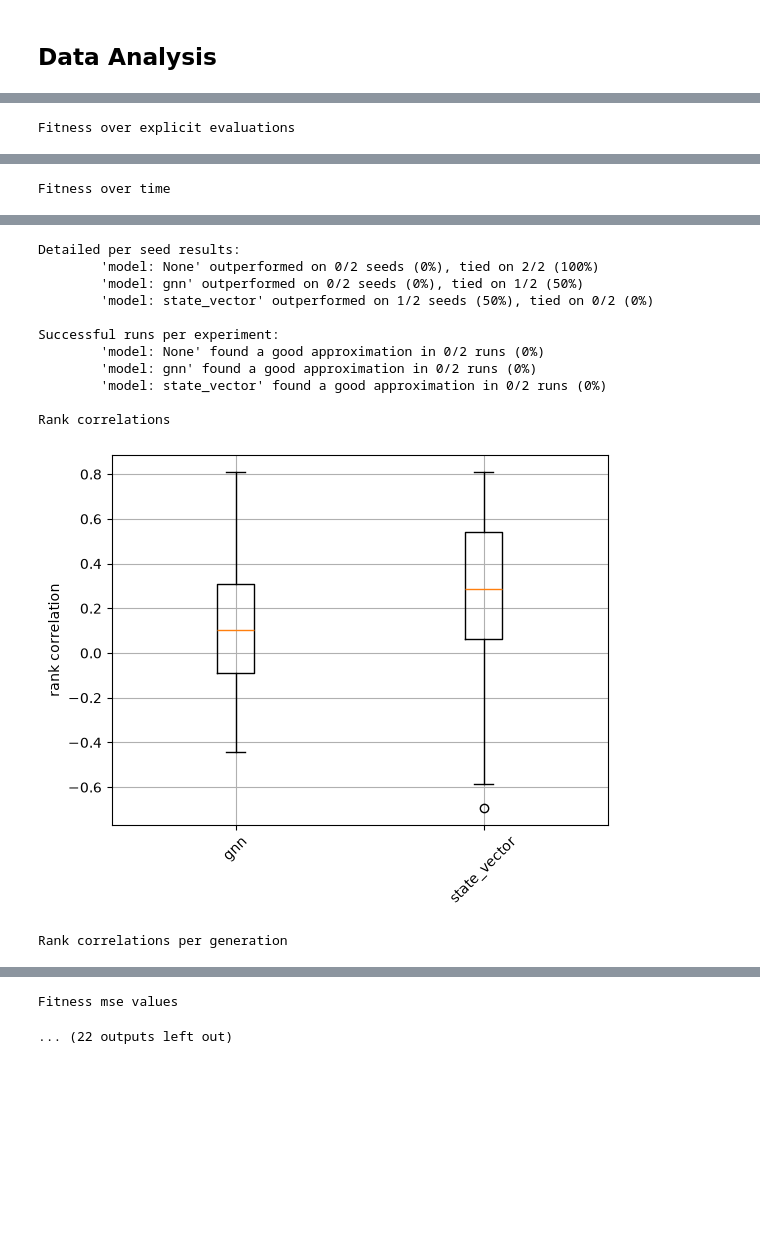
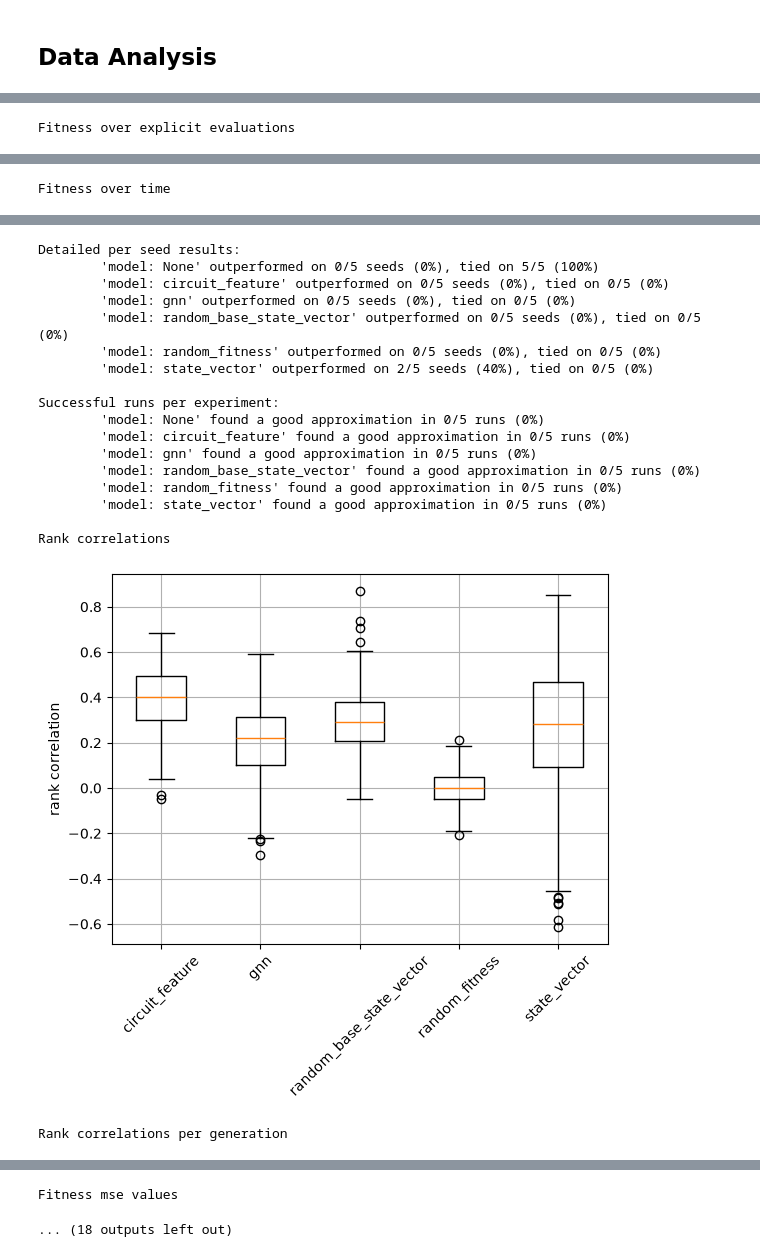
Before and after one commit to westoun/surrogate-assisted-qcs, a Jupyter notebook: evaluation/surrogate_assisted_qcs/analysis.ipynb, the cells around one changed output, grey strips where cells are left out. Cells and saved outputs as stored; diff of their text form; code cells hidden in the pictures; blank space fills up the shorter version.

```diff
--- a/evaluation/surrogate_assisted_qcs/analysis.ipynb
+++ b/evaluation/surrogate_assisted_qcs/analysis.ipynb
@@ -113,10 +113,6 @@ def load_experiments(results_dir: str = "results", min_evaluations: int = None,
 
         config_path = f"{results_dir}/{file_name}"
         config = load_json(config_path)
-
-        # TODO: Remove
-        if config["params"]["ea"]["qubit_num"] == 7:
-            continue
 
         logging_prefix: str = config["params"]["logging_prefix"]
 
@@ -1374,12 +1304,12 @@ for qubit_num in qubit_nums:
             # plot_duration(rel_experiments, labels=labels, target_path=f"results/{qubit_num}q{gate_count}g{evaluate_every}e_duration.png")
 
             # plot_duration_stacked(rel_experiments, labels=labels, , relative=True)
-            print("Duration per generation of all generations")
-            plot_duration_stacked(rel_experiments, labels=labels, relative=False, target_path=f"results/{qubit_num}q{gate_count}g{evaluate_every}e_duration_stacked_all_generations.png")
-            print("Duration per generation of evaluated generations")
-            plot_duration_stacked(rel_experiments, labels=labels, generations="evaluated", relative=False, target_path=f"results/{qubit_num}q{gate_count}g{evaluate_every}e_duration_stacked_evaluated_generations.png")
-            print("Duration per generation of not evaluated generations")
-            plot_duration_stacked(rel_experiments, labels=labels, generations="not_evaluated", relative=False, target_path=f"results/{qubit_num}q{gate_count}g{evaluate_every}e_duration_stacked_not_evaluated_generations.png")
+            # print("Duration per generation of all generations")
+            # plot_duration_stacked(rel_experiments, labels=labels, relative=False, target_path=f"results/{qubit_num}q{gate_count}g{evaluate_every}e_duration_stacked_all_generations.png")
+            # print("Duration per generation of evaluated generations")
+            # plot_duration_stacked(rel_experiments, labels=labels, generations="evaluated", relative=False, target_path=f"results/{qubit_num}q{gate_count}g{evaluate_every}e_duration_stacked_evaluated_generations.png")
+            # print("Duration per generation of not evaluated generations")
+            # plot_duration_stacked(rel_experiments, labels=labels, generations="not_evaluated", relative=False, target_path=f"results/{qubit_num}q{gate_count}g{evaluate_every}e_duration_stacked_not_evaluated_generations.png")
 
             # print_time_distribution(rel_experiments, labels=labels)
 
@@ -1387,12 +1317,12 @@ for qubit_num in qubit_nums:
             # plot_max_memory_per_generation(
             #     rel_experiments, labels=labels, target_path=f"results/{qubit_num}q{gate_count}g{evaluate_every}e_max_memory_per_generation.png", max_generations=500
             # )
-            print_memory_distribution(rel_experiments, labels=labels)
+            # print_memory_distribution(rel_experiments, labels=labels)
 
-            print("Max memory per generation of evaluated generations")
-            plot_memory(rel_experiments, labels, generations="evaluated", target_path=f"results/{qubit_num}q{gate_count}g{evaluate_every}e_memory_grouped_evaluated_generations.png")
-            print("Max memory per generation of not evaluated generations")
-            plot_memory(rel_experiments, labels, generations="not_evaluated", target_path=f"results/{qubit_num}q{gate_count}g{evaluate_every}e_memory_grouped_not_evaluated_generations.png")
+            # print("Max memory per generation of evaluated generations")
+            # plot_memory(rel_experiments, labels, generations="evaluated", target_path=f"results/{qubit_num}q{gate_count}g{evaluate_every}e_memory_grouped_evaluated_generations.png")
+            # print("Max memory per generation of not evaluated generations")
+            # plot_memory(rel_experiments, labels, generations="not_evaluated", target_path=f"results/{qubit_num}q{gate_count}g{evaluate_every}e_memory_grouped_not_evaluated_generations.png")
 
             for experiment, label in zip(rel_experiments, labels):
                 print(f"\nPer seed results of {label}")
@@ -1414,13 +1344,19 @@ Fitness over time
 Detailed per seed results:
-        'model: None' outperformed on 0/2 seeds (0%), tied on 2/2 (100%)
-        'model: gnn' outperformed on 0/2 seeds (0%), tied on 1/2 (50%)
-        'model: state_vector' outperformed on 1/2 seeds (50%), tied on 0/2 (0%)
+        'model: None' outperformed on 0/5 seeds (0%), tied on 5/5 (100%)
+        'model: circuit_feature' outperformed on 0/5 seeds (0%), tied on 0/5 (0%)
+        'model: gnn' outperformed on 0/5 seeds (0%), tied on 0/5 (0%)
+        'model: random_base_state_vector' outperformed on 0/5 seeds (0%), tied on 0/5 (0%)
+        'model: random_fitness' outperformed on 0/5 seeds (0%), tied on 0/5 (0%)
+        'model: state_vector' outperformed on 2/5 seeds (40%), tied on 0/5 (0%)
 
 Successful runs per experiment:
-        'model: None' found a good approximation in 0/2 runs (0%)
-        'model: gnn' found a good approximation in 0/2 runs (0%)
-        'model: state_vector' found a good approximation in 0/2 runs (0%)
+        'model: None' found a good approximation in 0/5 runs (0%)
+        'model: circuit_feature' found a good approximation in 0/5 runs (0%)
+        'model: gnn' found a good approximation in 0/5 runs (0%)
+        'model: random_base_state_vector' found a good approximation in 0/5 runs (0%)
+        'model: random_fitness' found a good approximation in 0/5 runs (0%)
+        'model: state_vector' found a good approximation in 0/5 runs (0%)
 
 Rank correlations
-[figure, old version]
+[figure, new version]
 Rank correlations per generation
@@ -1428,2 +1364,2 @@ Rank correlations per generation
 Fitness mse values
-... (22 outputs left out)
+... (18 outputs left out)
```
Also changed, not shown: parts of 3 cells of this notebook.
